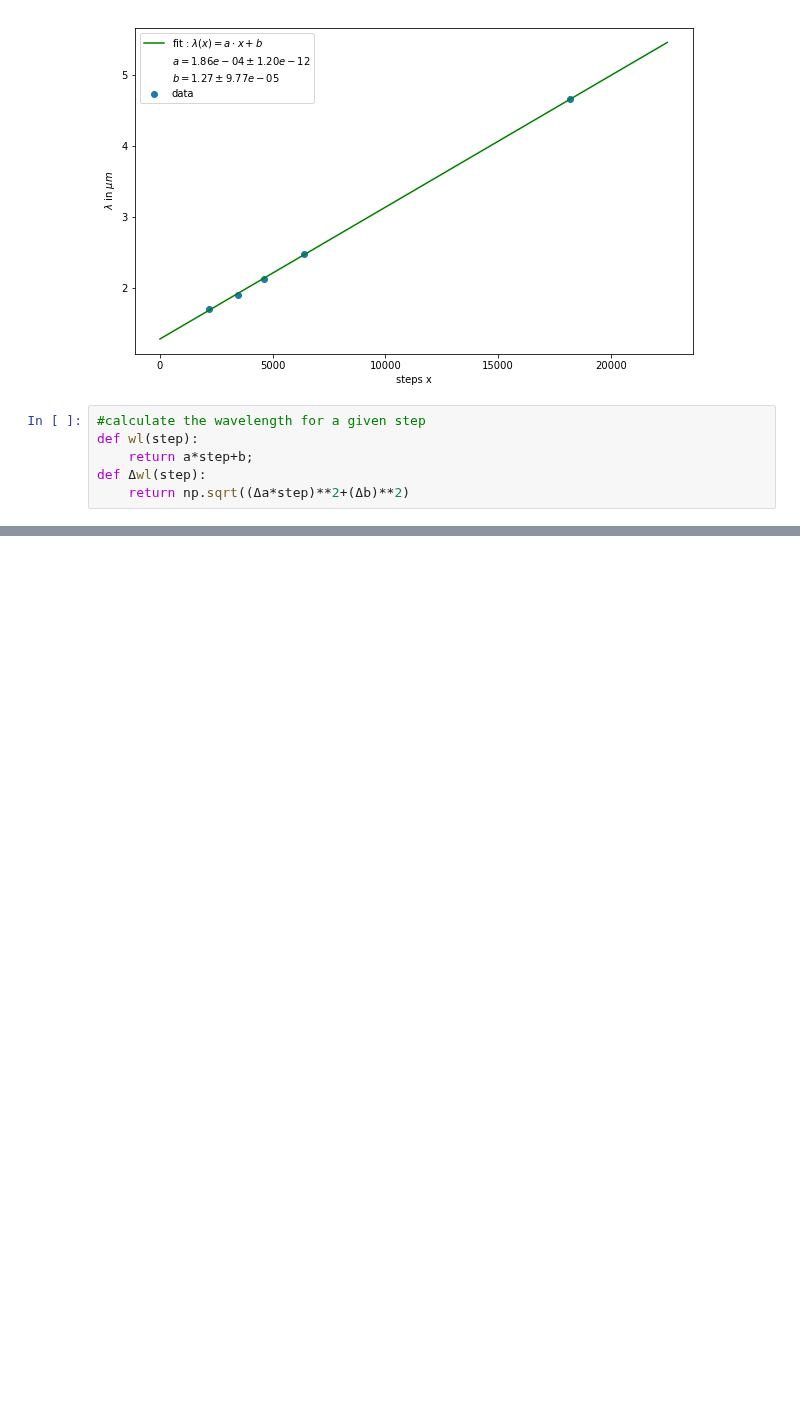
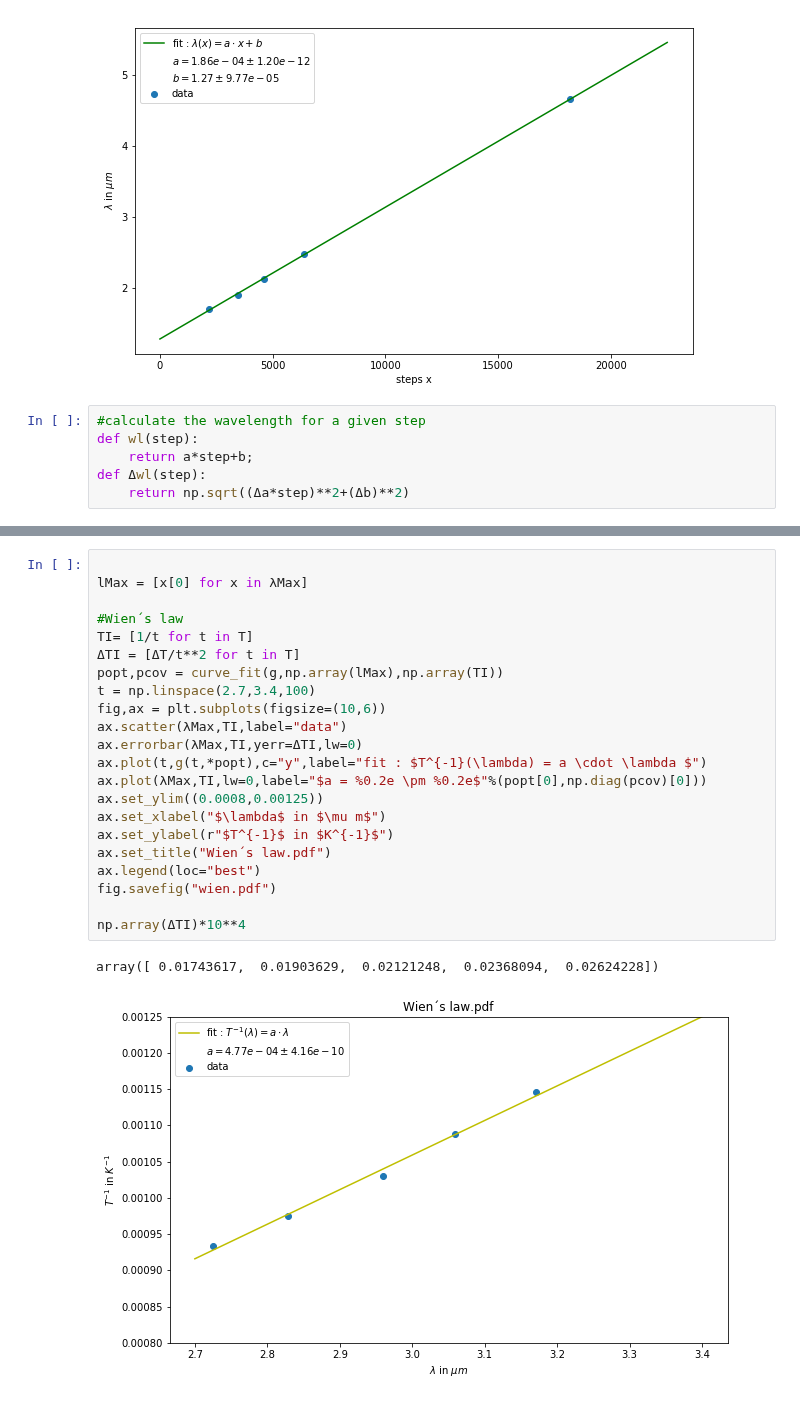
Before and after one commit to NlKLas/PyRePo, a Jupyter notebook: V30/V30.ipynb, the cells around one changed output, grey strips where cells are left out. Cells and saved outputs as stored; diff of their text form; blank space fills up the shorter version.

```diff
--- a/V30/V30.ipynb
+++ b/V30/V30.ipynb
@@ -132,0 +228,25 @@ def Δwl(step):
+# %%
+
+lMax = [x[0] for x in λMax]
+
+#Wien´s law
+TI= [1/t for t in T]
+ΔTI = [ΔT/t**2 for t in T]
+popt,pcov = curve_fit(g,np.array(lMax),np.array(TI))
+t = np.linspace(2.7,3.4,100)
+fig,ax = plt.subplots(figsize=(10,6))
+ax.scatter(λMax,TI,label="data")
+ax.errorbar(λMax,TI,yerr=ΔTI,lw=0)
+ax.plot(t,g(t,*popt),c="y",label="fit : $T^{-1}(\lambda) = a \cdot \lambda $")
+ax.plot(λMax,TI,lw=0,label="$a = %0.2e \pm %0.2e$"%(popt[0],np.diag(pcov)[0]))
+ax.set_ylim((0.0008,0.00125))
+ax.set_xlabel("$\lambda$ in $\mu m$")
+ax.set_ylabel(r"$T^{-1}$ in $K^{-1}$")
+ax.set_title("Wien´s law.pdf")
+ax.legend(loc="best")
+fig.savefig("wien.pdf")
+
+np.array(ΔTI)*10**4
+# %% [output]
+array([ 0.01743617,  0.01903629,  0.02121248,  0.02368094,  0.02624228])
+[figure, added]
```
Also changed, not shown: parts of 9 cells of this notebook, 22 other files.
